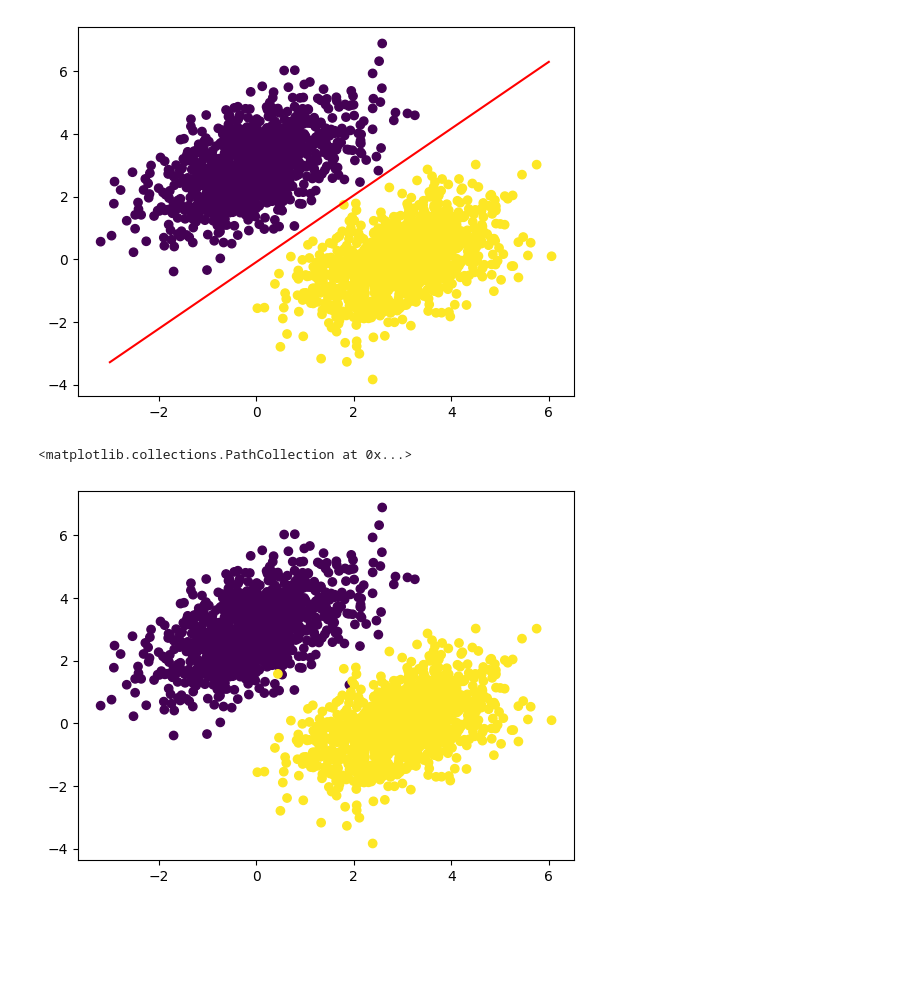
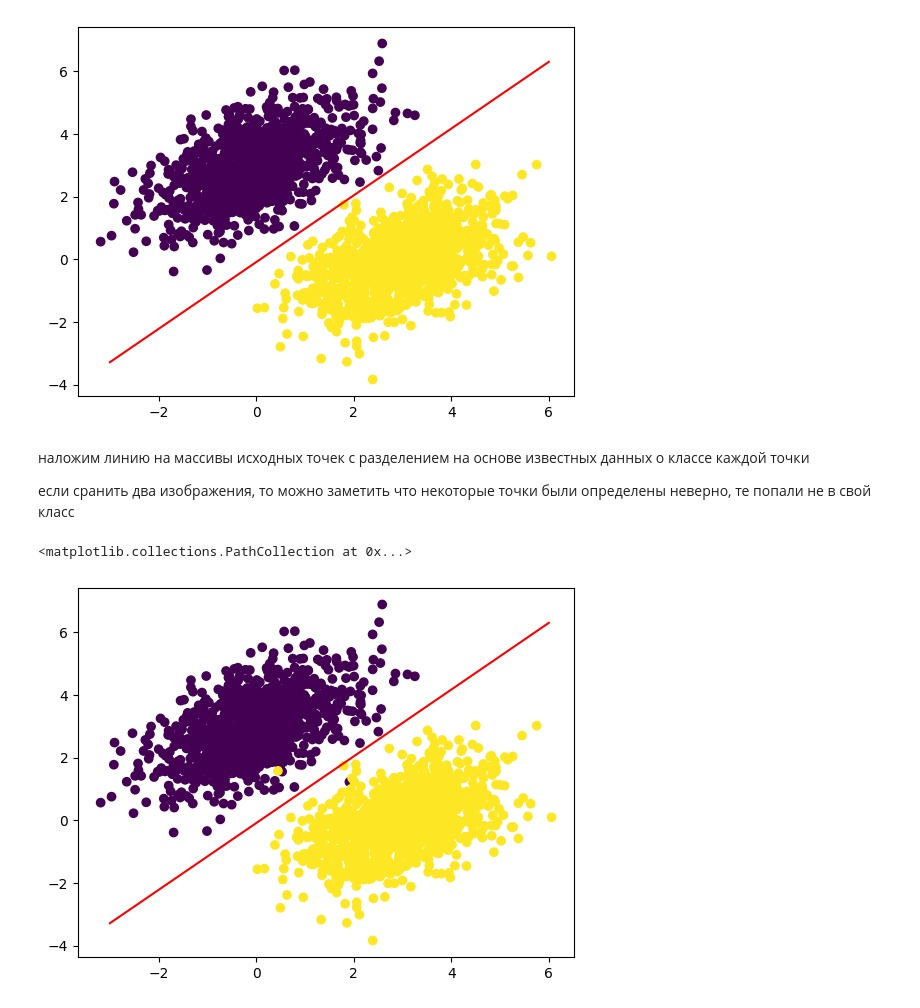
Before and after one commit to denncraft/AI_ML_notes, a Jupyter notebook: Deep_learning_2023_chapter_3_1.ipynb, the cells around one changed output. Drawn from its saved outputs; the diff is of its cells as text; code cells hidden in the pictures; blank space fills up the shorter version.

```diff
--- a/Deep_learning_2023_chapter_3_1.ipynb
+++ b/Deep_learning_2023_chapter_3_1.ipynb
@@ -118,8 +118,13 @@ plt.scatter(inputs[:, 0], inputs[:, 1], c=predictions[:, 0] > 0.5)
 # %% [output]
 <matplotlib.collections.PathCollection at 0x...>
 [figure]
+# %% [markdown]
+наложим линию на массивы исходных точек с разделением на основе известных данных о классе каждой точки
+
+если сранить два изображения, то можно заметить что некоторые точки были определены неверно, те попали не в свой класс
 # %%
-plt.scatter(inputs[:, 0], inputs[:, 1], c=targets[:, 0] > 0.5)
+plt.plot(x, y, "-r") # -r - цвет линии
+plt.scatter(inputs[:, 0], inputs[:, 1], c=targets[:, 0])
 # %% [output]
 <matplotlib.collections.PathCollection at 0x...>
-[figure, old version]
+[figure, new version]
```
Also changed, not shown: parts of 1 cell of this notebook.
